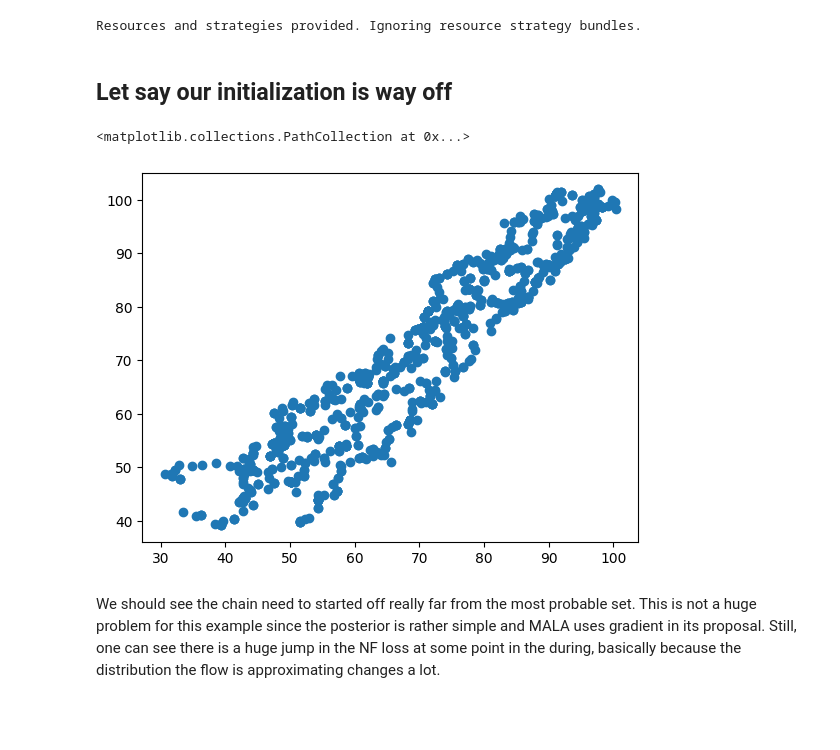
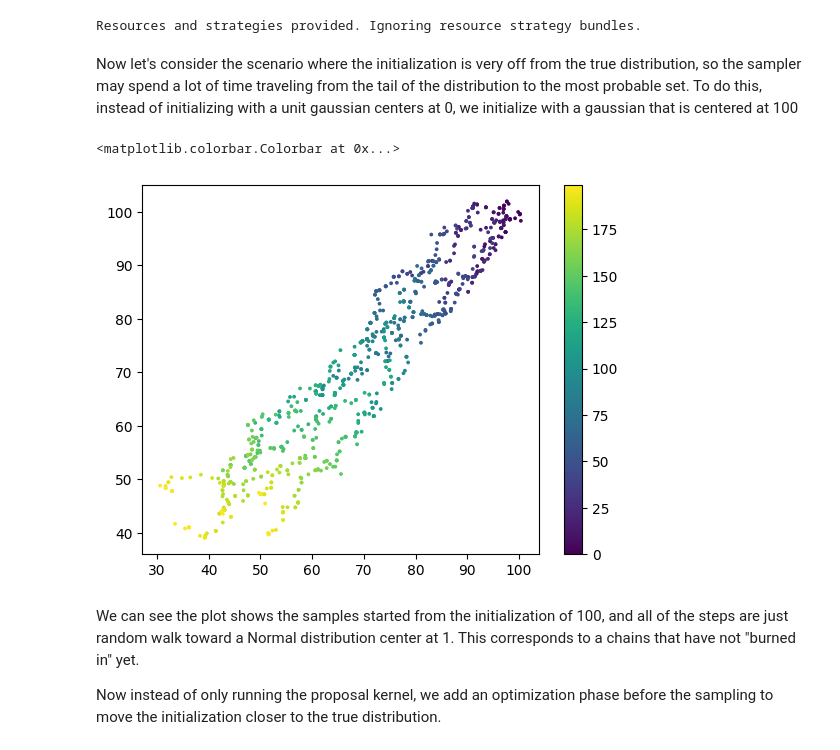
Before and after one commit to kazewong/flowMC, a Jupyter notebook: docs/tutorials/custom_strategy.ipynb, the cells around one changed output. Drawn from its saved outputs; the diff is of its cells as text; code cells hidden in the pictures; blank space fills up the shorter version.

```diff
--- a/docs/tutorials/custom_strategy.ipynb
+++ b/docs/tutorials/custom_strategy.ipynb
@@ -62,24 +71,26 @@ nf_sampler = Sampler(
 )
 # %% [output]
 Resources and strategies provided. Ignoring resource strategy bundles.
-# %% [markdown]
-## Let say our initialization is way off
+# %% [markdown]
+Now let's consider the scenario where the initialization is very off from the true distribution, so the sampler may spend a lot of time traveling from the tail of the distribution to the most probable set. To do this, instead of initializing with a unit gaussian centers at 0, we initialize with a gaussian that is centered at 100
 # %%
 import corner
 import matplotlib.pyplot as plt
 
 rng_key, subkey = jax.random.split(rng_key)
-# Instead of initializing with a unit gaussian, we initialize with a gaussian with a larger variance
 initial_position = jax.random.normal(subkey, shape=(n_chains, n_dims)) + 100
 
 nf_sampler.sample(initial_position, {})
 
 output_chains = nf_sampler.resources["positions"].buffer.reshape(-1, n_dims)
 plt.figure()
-plt.scatter(output_chains[:, 0], output_chains[:, 1])
+plt.scatter(output_chains[:, 0], output_chains[:, 1], c=np.repeat(np.arange(output_chains.shape[0]//5)[None], 5,axis=0).flatten(),s=3)
+plt.colorbar()
 # %% [output]
-<matplotlib.collections.PathCollection at 0x...>
+<matplotlib.colorbar.Colorbar at 0x...>
-[figure, old version]
+[figure, new version]
-# %% [markdown]
-We should see the chain need to started off really far from the most probable set. This is not a huge problem for this example since the posterior is rather simple and MALA uses gradient in its proposal. Still, one can see there is a huge jump in the NF loss at some point in the during, basically because the distribution the flow is approximating changes a lot.
+# %% [markdown]
+We can see the plot shows the samples started from the initialization of 100, and all of the steps are just random walk toward a Normal distribution center at 1. This corresponds to a chains that have not "burned in" yet.
+
+Now instead of only running the proposal kernel, we add an optimization phase before the sampling to move the initialization closer to the true distribution.
 # %%
```
Also changed, not shown: parts of 9 cells of this notebook.
